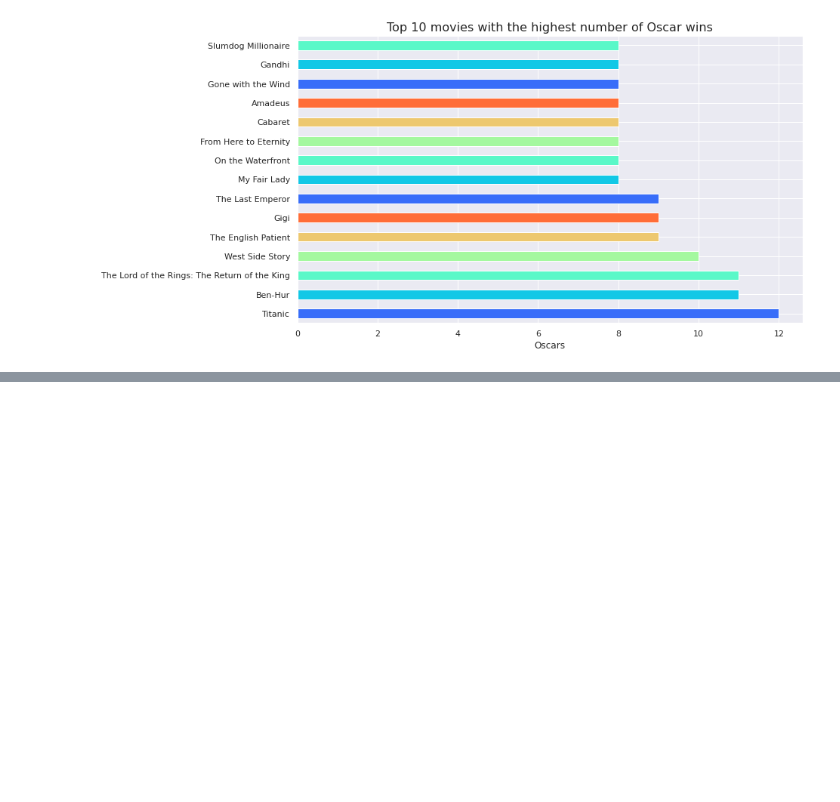
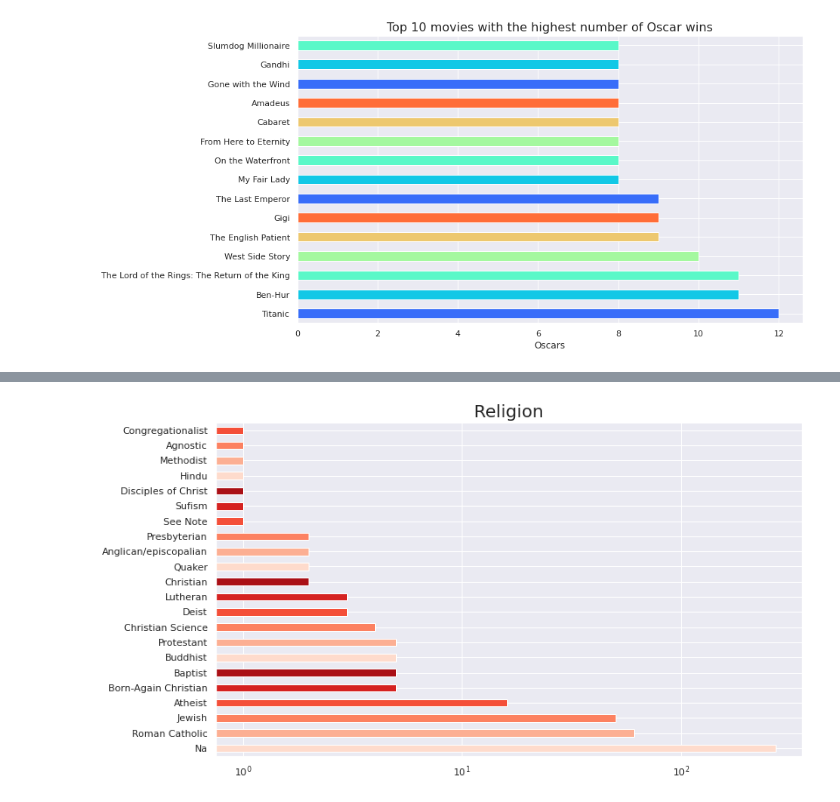
Before and after one commit to MohiMozaffari/Analyzing-Oscar-Academy-Awards-Data, a Jupyter notebook: oscar.ipynb, the cells around one changed output, grey strips where cells are left out. Cells and saved outputs as stored; diff of their text form; code cells hidden in the pictures; blank space fills up the shorter version.

```diff
--- a/oscar.ipynb
+++ b/oscar.ipynb
@@ -183,0 +272,10 @@ plt.show()
+# %%
+#Religion split baes on academy awards
+#plotting the graph
+plt.figure(figsize=(12,7))
+demo.religion.value_counts().plot(kind = 'barh', color = sns.color_palette("Reds") , figsize=(12,7))
+plt.xscale('log')
+plt.title("Religion", fontsize=20)
+plt.show()
+# %% [output]
+[figure, added]
```
Also changed, not shown: parts of 15 cells of this notebook.
